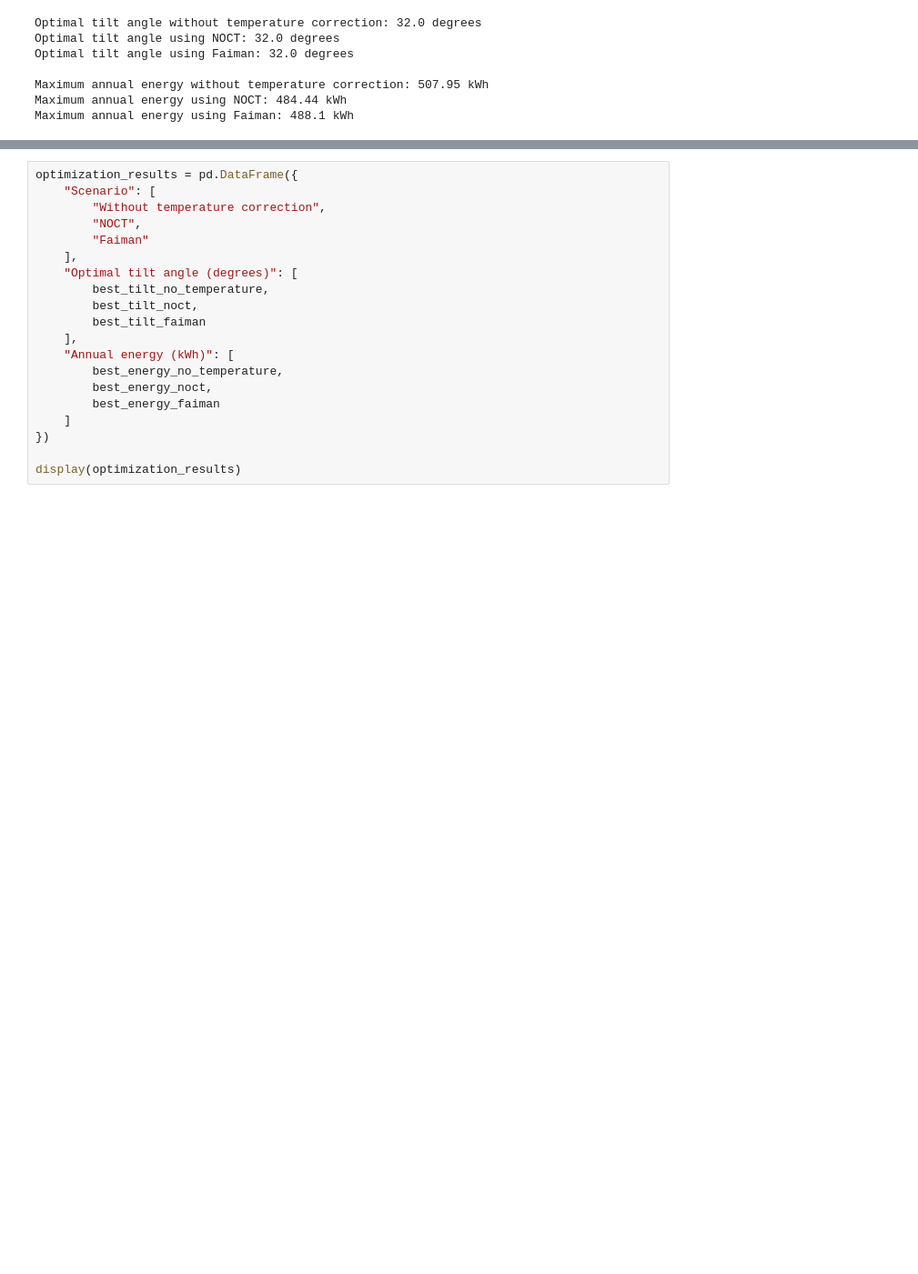
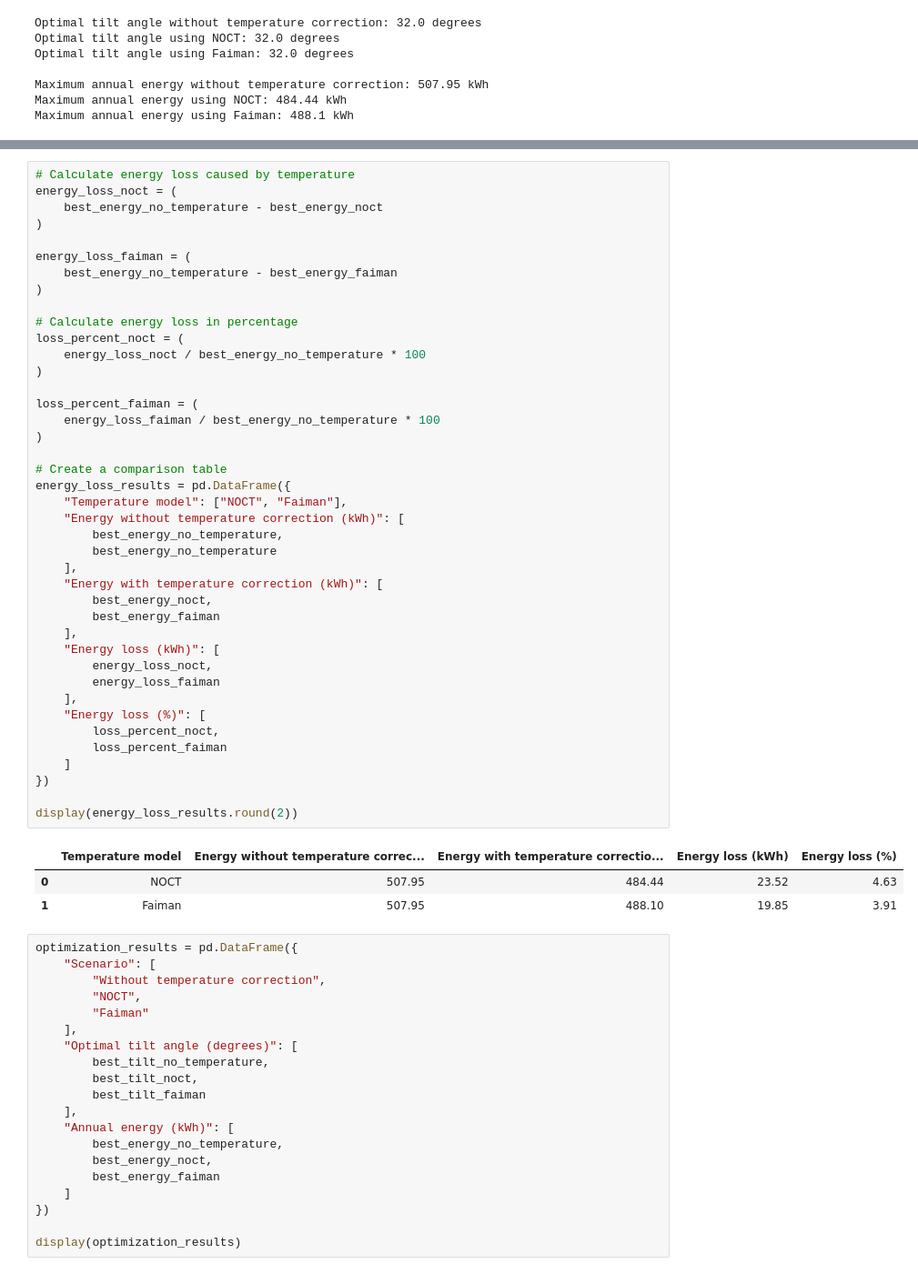
Before and after one commit to myshadow-data/Solar-panel-tilt-angle-optimization, a Jupyter notebook: Tilt_Angle_for_Solar_Panels.ipynb, the cells around one changed output, grey strips where cells are left out. Shown at 91% size. Drawn from its saved outputs; the diff is of its cells as text; blank space fills up the shorter version.

Commit message:
Adding of annual energy loss
In this part I've compared the energy loss due to panel temperature in kWh and as a percentage.

```diff
--- a/Tilt_Angle_for_Solar_Panels.ipynb
+++ b/Tilt_Angle_for_Solar_Panels.ipynb
@@ -1253,3 +1259,48 @@ Maximum annual energy using Faiman: 488.1 kWh
+# %%
+# Calculate energy loss caused by temperature
+energy_loss_noct = (
+    best_energy_no_temperature - best_energy_noct
+)
+
+energy_loss_faiman = (
+    best_energy_no_temperature - best_energy_faiman
+)
+
+# Calculate energy loss in percentage
+loss_percent_noct = (
+    energy_loss_noct / best_energy_no_temperature * 100
+)
+
+loss_percent_faiman = (
+    energy_loss_faiman / best_energy_no_temperature * 100
+)
+
+# Create a comparison table
+energy_loss_results = pd.DataFrame({
+    "Temperature model": ["NOCT", "Faiman"],
+    "Energy without temperature correction (kWh)": [
+        best_energy_no_temperature,
+        best_energy_no_temperature
+    ],
+    "Energy with temperature correction (kWh)": [
+        best_energy_noct,
+        best_energy_faiman
+    ],
+    "Energy loss (kWh)": [
+        energy_loss_noct,
+        energy_loss_faiman
+    ],
+    "Energy loss (%)": [
+        loss_percent_noct,
+        loss_percent_faiman
+    ]
+})
+
+display(energy_loss_results.round(2))
+# %% [output]
+|  | Temperature model | Energy without temperature correc... | Energy with temperature correctio... | Energy loss (kWh) | Energy loss (%) |
+| 0 | NOCT | 507.95 | 484.44 | 23.52 | 4.63 |
+| 1 | Faiman | 507.95 | 488.10 | 19.85 | 3.91 |
 # %%
 optimization_results = pd.DataFrame({
     "Scenario": [
```
Also changed, not shown: parts of 1 cell of this notebook.
